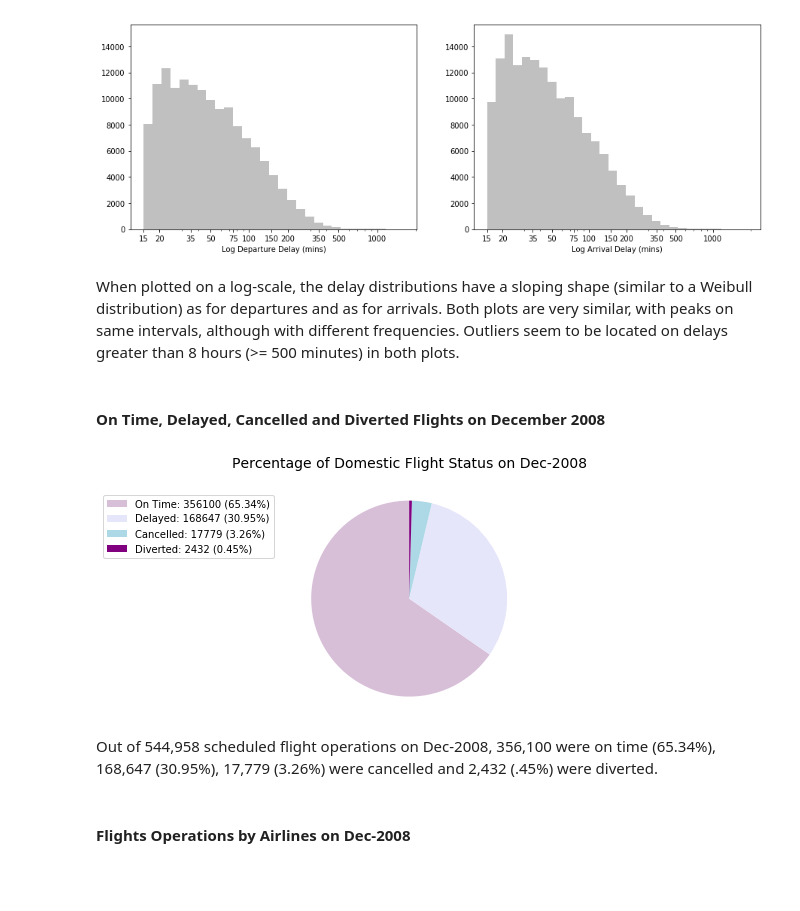
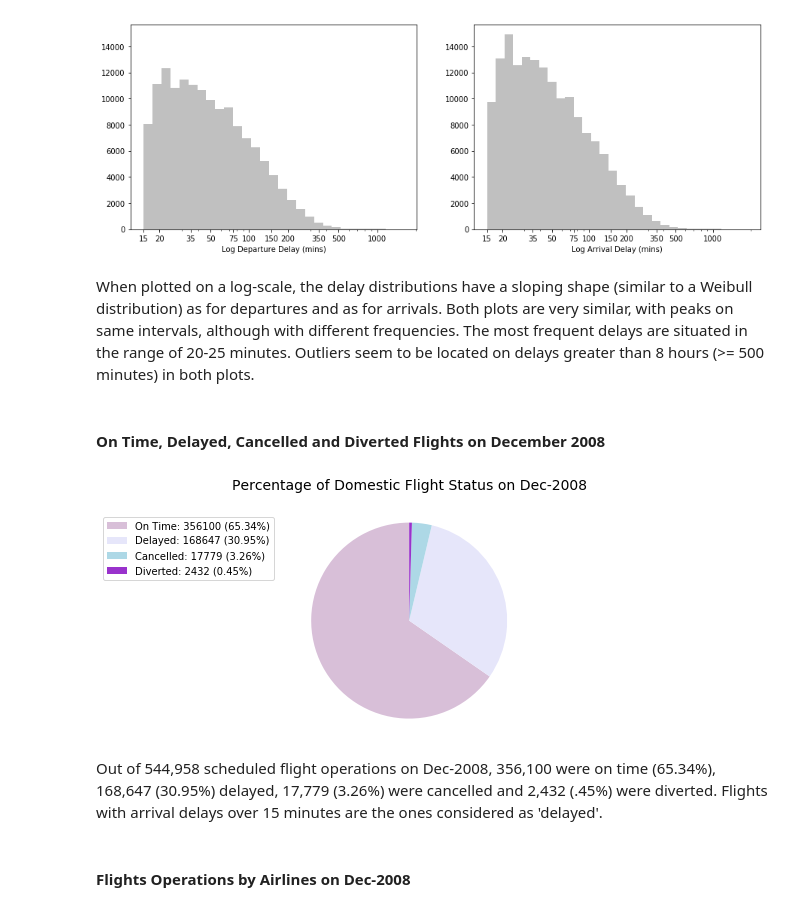
Before and after one commit to thaisruiz/udacity-communicating-data-findings, a Jupyter notebook: Flights_exploration_in_progress.ipynb, the cells around one changed output. Cells and saved outputs as stored; diff of their text form; code cells hidden in the pictures; blank space fills up the shorter version.

```diff
--- a/Flights_exploration_in_progress.ipynb
+++ b/Flights_exploration_in_progress.ipynb
@@ -188,0 +314,4 @@ max          1143.000000
+# %%
+# Drop null columns
+ontime_arr_flights = ontime_arr_flights.drop(['Cancelled', 'CancellationCode', 'Diverted'] + delay_cols, axis=1)
+ontime_arr_flights.info()
@@ -188,0 +338,4 @@ max          1143.000000
+# %%
+# Drop null columns
+delay_arr_flights  = delay_arr_flights.drop(['Cancelled', 'CancellationCode', 'Diverted'], axis=1)
+delay_arr_flights.info()
@@ -188,0 +360,4 @@ max          1143.000000
+# %%
+# Drop null columns
+cancelled_flights  = cancelled_flights.drop(['Cancelled', 'Diverted', 'ArrTime', 'ArrDelay'] + delay_cols, axis=1)
+cancelled_flights.info()
@@ -188,0 +382,5 @@ max          1143.000000
+# %%
+# Drop null columns
+diverted_flights   = diverted_flights.drop(['Cancelled', 'CancellationCode', 'Diverted', 'ArrDelay']\
+                                           + delay_cols, axis=1)
+diverted_flights.info()
@@ -272,41 +493,31 @@ plt.xticks(xticks, xticks);
 # %% [output]
 [figure]
 # %% [markdown]
-When plotted on a log-scale, the delay distributions have a sloping shape (similar to a Weibull distribution) as for departures and as for arrivals. Both plots are very similar, with peaks on same intervals, although with different frequencies.
+When plotted on a log-scale, the delay distributions have a sloping shape (similar to a Weibull distribution) as for departures and as for arrivals. Both plots are very similar, with peaks on same intervals, although with different frequencies. The most frequent delays are situated in the range of 20-25 minutes.
 Outliers seem to be located on delays greater than 8 hours (>= 500 minutes) in both plots.
 # %% [markdown]
 #### On Time, Delayed, Cancelled and Diverted Flights on December 2008
 # %%
-# Pie chart plotting 2
-
-# Subset on_time, delayed, cancelled and diverted flights
-on_time   = flights_0812.ArrDelay<15
-delayed   = flights_0812.ArrDelay>=15
-cancelled = flights_0812.Cancelled==1
-diverted  = flights_0812.Diverted==1
-
-ontime_arr_flights = flights_0812[on_time]
-delay_arr_flights  = flights_0812[delayed]
-cancelled_flights  = flights_0812[cancelled]
-diverted_flights   = flights_0812[diverted]
+# Pie chart plotting
 
 status = ['On Time', 'Delayed', 'Cancelled', 'Diverted']
 sizes  = [len(ontime_arr_flights), len(delay_arr_flights), len(cancelled_flights), len(diverted_flights)]
 total  = sum(sizes)
 labels = ['{:.2f}%'.format(sizes[i]*100/total) for i in np.arange(0,4)]
-colors = ['thistle','lavender', 'lightblue', 'purple']
+colors = ['thistle','lavender', 'lightblue', 'darkorchid']
 
 patches, texts, autotexts = plt.pie(sizes, autopct='', startangle=90, colors=colors)
 
 plt.axis('square') # equal aspect ratio ensures that pie is drawn as a circle
 plt.title('Percentage of Domestic Flight Status on Dec-2008\n', fontsize=14)
 
 subtotal_list = ['{}: {} ({})'.format(status[i], sizes[i], labels[i]) for i in np.arange(0,4)]
 
 plt.legend(patches, subtotal_list, bbox_to_anchor=(-0.1, 1.), fontsize=10);
 # %% [output]
-[figure, old version]
+[figure, new version]
 # %% [markdown]
-Out of 544,958 scheduled flight operations on Dec-2008, 356,100 were on time (65.34%), 168,647 (30.95%), 17,779 (3.26%) were cancelled and 2,432 (.45%) were diverted.
+Out of 544,958 scheduled flight operations on Dec-2008, 356,100 were on time (65.34%), 168,647 (30.95%) delayed, 17,779 (3.26%) were cancelled and 2,432 (.45%) were diverted.
+Flights with arrival delays over 15 minutes are the ones considered as 'delayed'.
 # %% [markdown]
 #### Flights Operations by Airlines on Dec-2008
```
Also changed, not shown: parts of 47 cells of this notebook.
